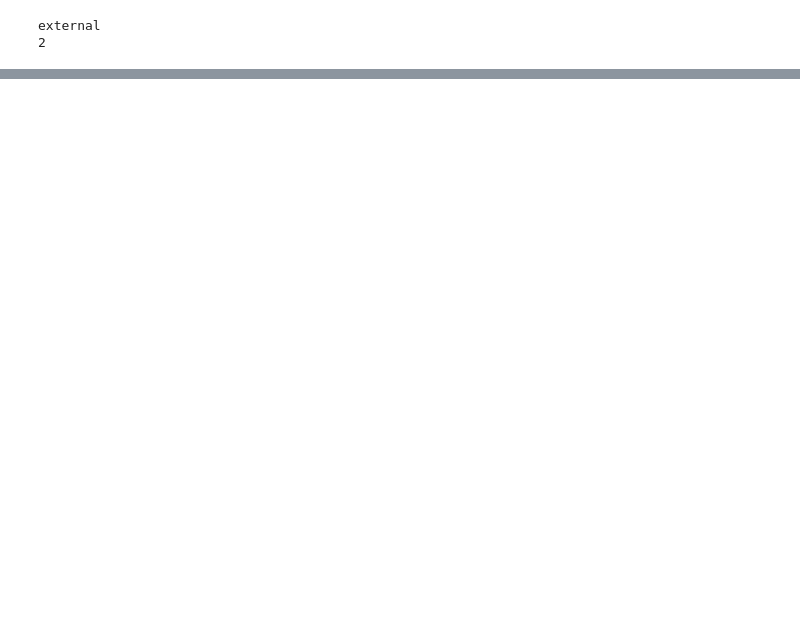
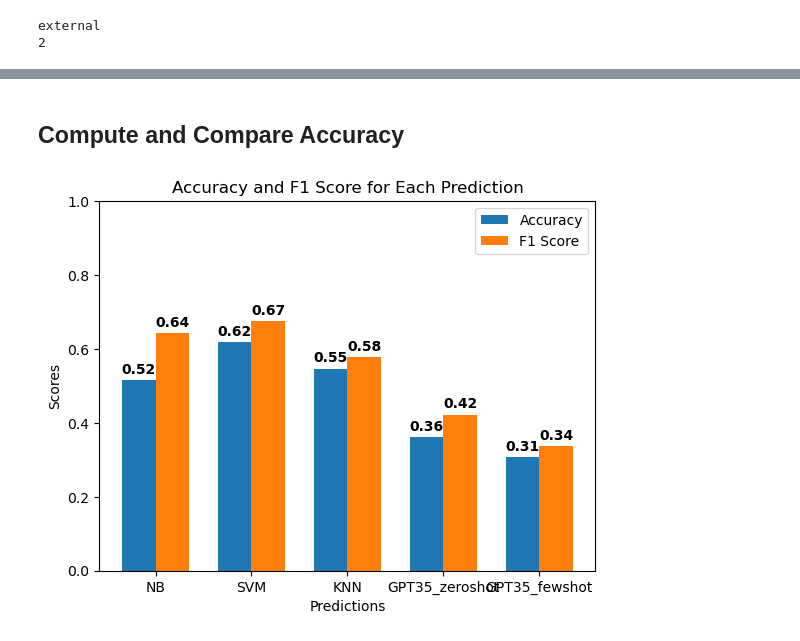
Before and after one commit to avisokay/va_nlp, a Jupyter notebook: src/gpt_nlp/prompt_engineering.ipynb, the cells around one changed output, grey strips where cells are left out. Drawn from its saved outputs; the diff is of its cells as text; code cells hidden in the pictures; blank space fills up the shorter version.

```diff
--- a/src/gpt_nlp/prompt_engineering.ipynb
+++ b/src/gpt_nlp/prompt_engineering.ipynb
@@ -135,0 +240,56 @@ for i, statement in tqdm(statements.iterrows()):
+# %% [markdown]
+## Compute and Compare Accuracy
+# %%
+predictions_classic = pd.read_csv('../classic_nlp/baseline_predictions.csv')
+# predictions_bert = pd.read_csv('../transformer_nlp/ansformer_nlp/predictions_bert.csv')
+predictions_gtp35_zeroshot = pd.read_csv('gpt35_zeroshot_score.csv')
+predictions_gtp35_fewshot = pd.read_csv('gpt35_fewshot_score.csv')
+# %%
+accuracy_df = predictions_classic.copy()
+# accuracy_df['predictions_BERT'] = predictions_bert
+accuracy_df['predictions_GPT35_zeroshot'] = predictions_gtp35_zeroshot
+accuracy_df['predictions_GPT35_fewshot'] = predictions_gtp35_fewshot
+
+accuracy_df = accuracy_df.rename(columns={"predictions_NB": "NB",
+                            "predictions_SVM": "SVM",
+                            "predictions_KNN": "KNN",
+                            "predictions_GPT35_zeroshot": "GPT35_zeroshot",
+                            "predictions_GPT35_fewshot": "GPT35_fewshot"})
+# %%
+# Calculate accuracy and F1 score for each prediction column
+columns_to_evaluate = ['NB', 'SVM', 'KNN', 'GPT35_zeroshot', 'GPT35_fewshot']
+accuracy_scores = []
+f1_scores = []
+
+for column in columns_to_evaluate:
+    accuracy = accuracy_score(accuracy_df[column], accuracy_df['Test_Y'])
+    f1 = f1_score(accuracy_df[column], accuracy_df['Test_Y'] , average = 'weighted')
+    accuracy_scores.append(accuracy)
+    f1_scores.append(f1)
+
+# Plot the results
+fig, ax = plt.subplots()
+
+bar_width = 0.35
+index = np.arange(len(columns_to_evaluate))
+
+bar1 = ax.bar(index, accuracy_scores, bar_width, label='Accuracy')
+bar2 = ax.bar(index + bar_width, f1_scores, bar_width, label='F1 Score')
+
+ax.set_xlabel('Predictions')
+ax.set_ylabel('Scores')
+ax.set_title('Accuracy and F1 Score for Each Prediction')
+ax.set_xticks(index + bar_width / 2)
+ax.set_xticklabels(columns_to_evaluate)
+ax.legend()
+# Set y-axis range to 0-1
+ax.set_ylim(0, 1)
+
+# Add scores on top of each bar
+for i, (acc, f1) in enumerate(zip(accuracy_scores, f1_scores)):
+    ax.text(i, acc + 0.01, f'{acc:.2f}', ha='center', va='bottom', color='black', fontweight='bold')
+    ax.text(i + bar_width, f1 + 0.01, f'{f1:.2f}', ha='center', va='bottom', color='black', fontweight='bold')
+
+plt.show()
+# %% [output]
+[figure, added]
```
Also changed, not shown: parts of 24 cells of this notebook, 8 other files.
